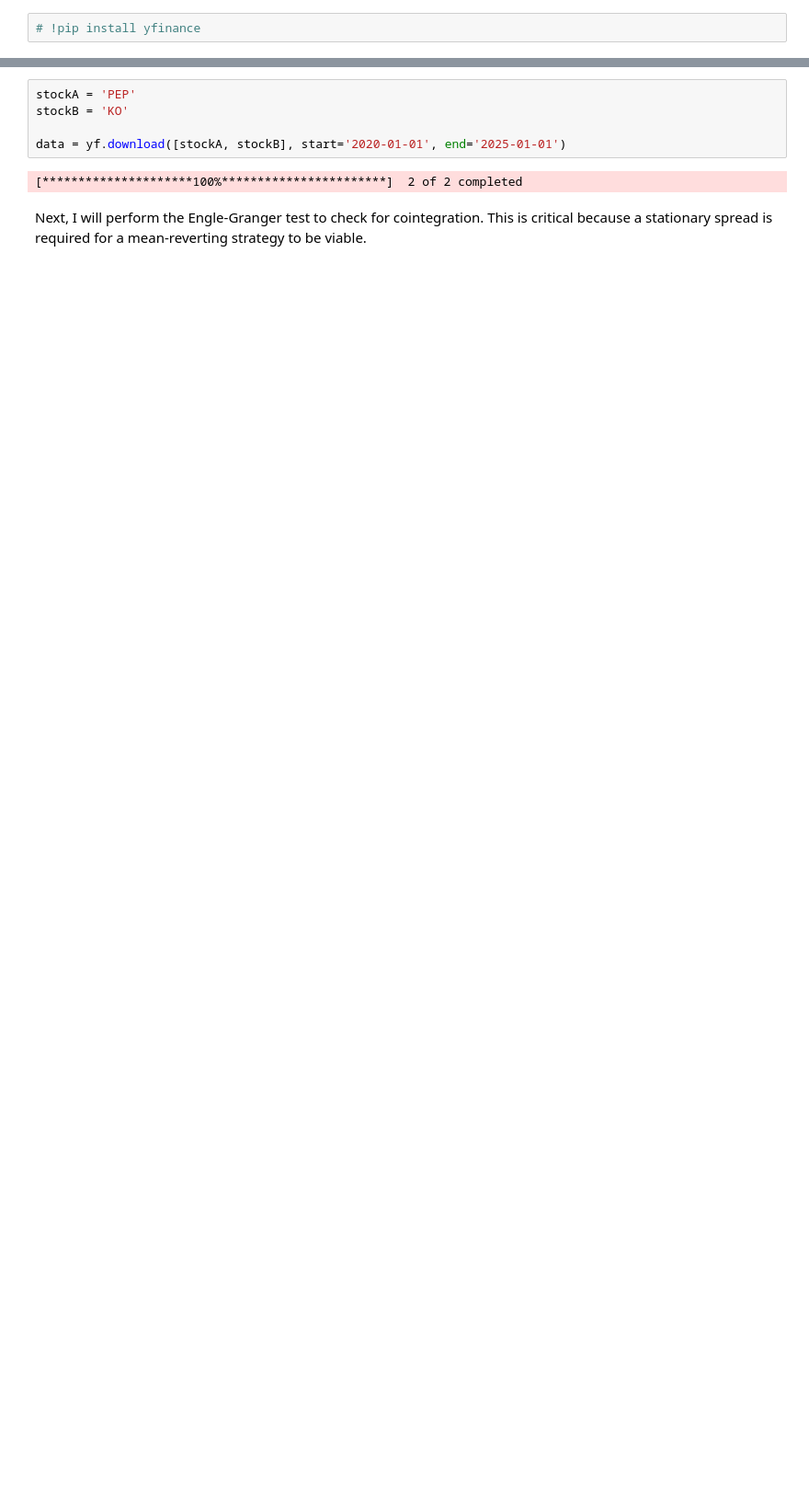
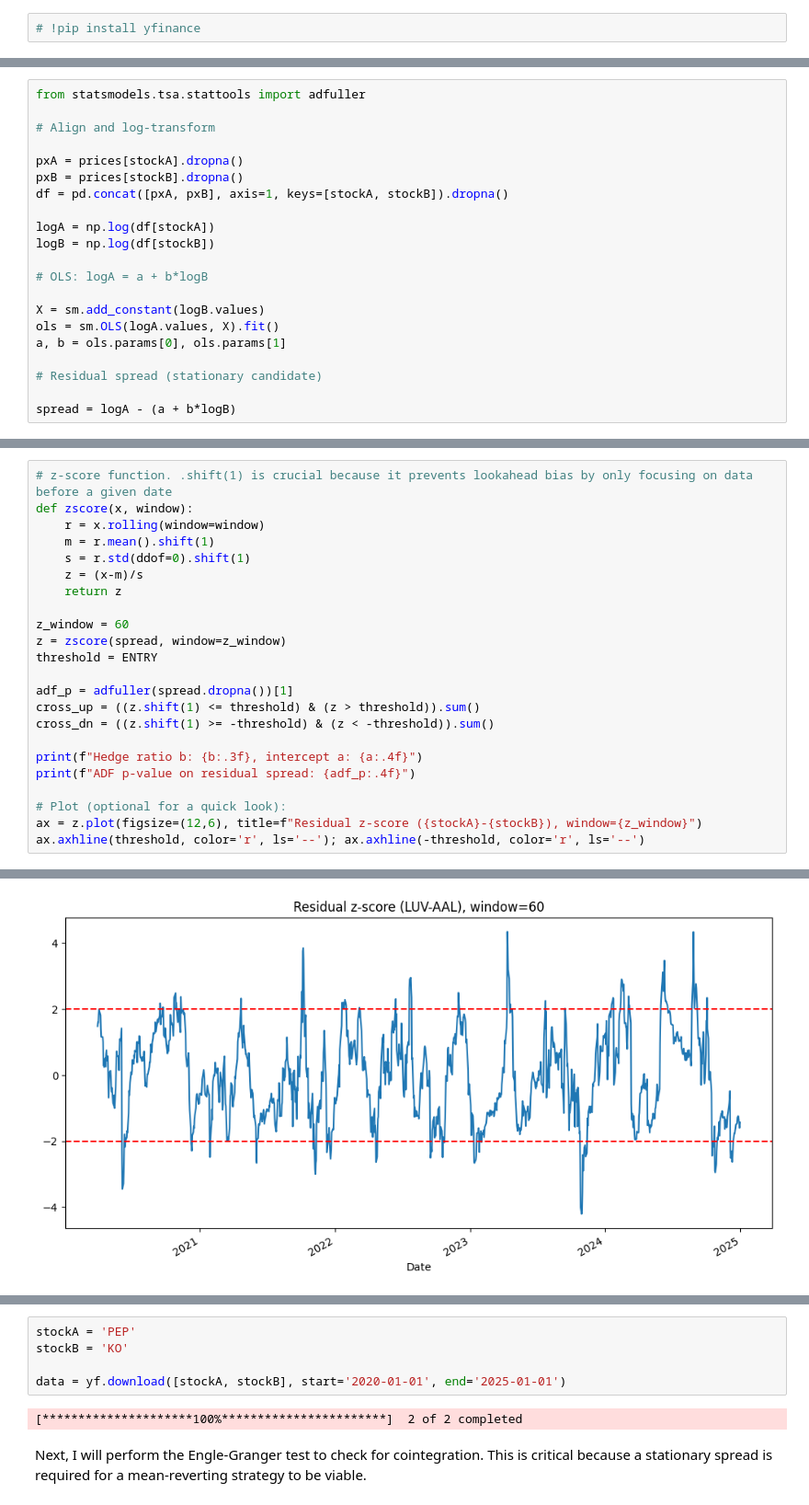
Before and after one commit to eleubner02/01-Stat-Arb-Pairs-Trading, a Jupyter notebook: notebooks/pairs_trading_analysis_v1.ipynb, the cells around one changed output, grey strips where cells are left out. Shown: that part at 92% size. Drawn from its saved outputs; the diff is of its cells as text; blank space fills up the shorter version.

```diff
--- a/notebooks/pairs_trading_analysis_v1.ipynb
+++ b/notebooks/pairs_trading_analysis_v1.ipynb
@@ -9,0 +49,21 @@ import matplotlib as plt
+# %%
+from statsmodels.tsa.stattools import adfuller
+
+# Align and log-transform
+
+pxA = prices[stockA].dropna()
+pxB = prices[stockB].dropna()
+df = pd.concat([pxA, pxB], axis=1, keys=[stockA, stockB]).dropna()
+
+logA = np.log(df[stockA])
+logB = np.log(df[stockB])
+
+# OLS: logA = a + b*logB
+
+X = sm.add_constant(logB.values)
+ols = sm.OLS(logA.values, X).fit()
+a, b = ols.params[0], ols.params[1]
+
+# Residual spread (stationary candidate)
+
+spread = logA - (a + b*logB)
@@ -9,0 +74,24 @@ import matplotlib as plt
+# %%
+# z-score function. .shift(1) is crucial because it prevents lookahead bias by only focusing on data before a given date
+def zscore(x, window):
+    r = x.rolling(window=window)
+    m = r.mean().shift(1)
+    s = r.std(ddof=0).shift(1)
+    z = (x-m)/s
+    return z
+
+z_window = 60
+z = zscore(spread, window=z_window)
+threshold = ENTRY
+
+adf_p = adfuller(spread.dropna())[1]
+cross_up = ((z.shift(1) <= threshold) & (z > threshold)).sum()
+cross_dn = ((z.shift(1) >= -threshold) & (z < -threshold)).sum()
+
+print(f"Hedge ratio b: {b:.3f}, intercept a: {a:.4f}")
+print(f"ADF p-value on residual spread: {adf_p:.4f}")
+
+# Plot (optional for a quick look):
+ax = z.plot(figsize=(12,6), title=f"Residual z-score ({stockA}-{stockB}), window={z_window}")
+ax.axhline(threshold, color='r', ls='--'); ax.axhline(-threshold, color='r', ls='--')
+# %% [output]
@@ -9,0 +101 @@ import matplotlib as plt
+[figure, added]
```
Also changed, not shown: parts of 42 cells of this notebook.
